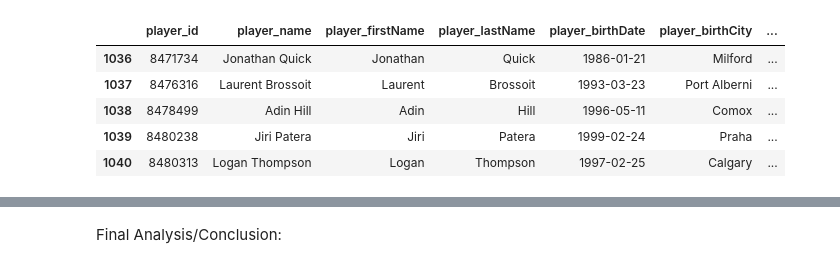
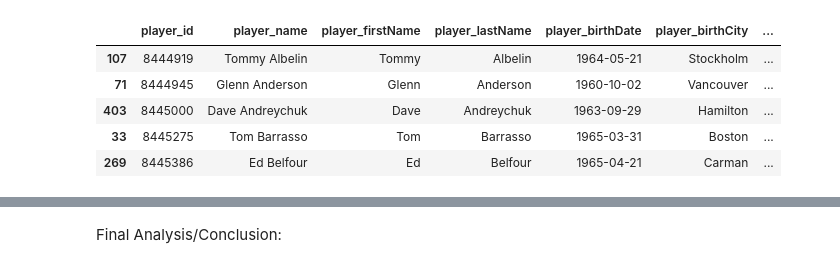
Before and after one commit to joeldemontigny/project-sports-analytics-NHL-2.0, a Jupyter notebook: project-sports-analytics-NHL_Project_3.ipynb, the cells around one changed output, grey strips where cells are left out. Cells and saved outputs as stored; diff of their text form; code cells hidden in the pictures.

```diff
--- a/project-sports-analytics-NHL_Project_3.ipynb
+++ b/project-sports-analytics-NHL_Project_3.ipynb
@@ -192,59 +107,72 @@ winning_df.tail(30)
 # %%
 
 # Player Profile - Winning Team per Season
 # Code by Ron Brennan
 
 player_info_url = "https://statsapi.web.nhl.com/api/v1/people/{}"
 player_info = []
-player_statistics = []
+player_stats = []
 
 for index, row in winning_df.iterrows():
     player_nhl_id = row["Player ID"]
+    winning_season = row["Season"]
     url = player_info_url.format(player_nhl_id)
     response = requests.get(url)
     data = response.json()
 
     for players in data["people"]:
+            player_id = players["id"]
+            person = players["fullName"]
+            player_firstName = players["firstName"]
+            player_lastName = players["lastName"]
+            player_birthDate = players["birthDate"]
+            player_birthCity = players["birthCity"]
+            player_birthCountry = players["birthCountry"]
             try:
-                player_id = players["id"]
-                person = players["fullName"]
-                player_firstName = players["firstName"]
-                player_lastName = players["lastName"]
-                player_birthDate = players["birthDate"]
-                player_birthCity = players["birthCity"]
                 player_birthStateProvince = players["birthStateProvince"]
-                player_birthCountry = players["birthCountry"]
-                player_nationality = players["nationality"]
-                player_height = players["height"]
-                player_weight = players["weight"]
+            except Exception as e:
+                player_birthStateProvince = 'N/A'
+            player_nationality = players["nationality"]
+            player_height = players["height"]
+            player_weight = players["weight"]
+            try:
                 player_shootsCatches = players["shootsCatches"]
-                player_primaryPositionCode = players["primaryPosition"]["code"]
             except Exception as e:
-                 pass
+                player_shootsCatches = 'L'
+            player_primaryPositionCode = players["primaryPosition"]["code"]
 
             player_info.append({
-                    "player_id":player_id,
-                    "player_name":person,
-                    "player_firstName":player_firstName,
-                    "player_lastName":player_lastName,
-                    "player_birthDate":player_birthDate,
-                    "player_birthCity":player_birthCity,
-                    "player_birthStateProvince":player_birthStateProvince,
-                    "player_birthCountry":player_birthCountry,
-                    "player_nationality":player_nationality,
-                    "player_height":player_height,
-                    "player_weight":player_weight,
-                    "player_shootsCatches":player_shootsCatches,
-                    "player_primaryPositionCode":player_primaryPositionCode
-                })
+                "player_id":player_id,
+                "player_name":person,
+                "player_firstName":player_firstName,
+                "player_lastName":player_lastName,
+                "player_birthDate":player_birthDate,
+                "player_birthCity":player_birthCity,
+                "player_birthCountry":player_birthCountry,
+                "player_birthStateProvince": player_birthStateProvince,
+                "player_nationality":player_nationality,
+                "player_height":player_height,
+                "player_weight":player_weight,
+                "player_shootsCatches":player_shootsCatches,
+                "player_primaryPositionCode":player_primaryPositionCode,
+                "season": int(winning_season  )
+            })
 
-player_information = pd.DataFrame(player_info)
-player_information.tail()
+player_information_df = pd.DataFrame(player_info)
+player_information_df = player_information_df.drop_duplicates(subset='player_id', keep="first")
+player_information_sorted_df = player_information_df.sort_values(by=['player_id'])
+
+goalie_df = player_information_sorted_df.loc[player_information_sorted_df['player_primaryPositionCode'] == 'G']
+
+player_information_sorted_df.drop(['season'], axis=1, inplace = True)
+player_information_sorted_df.to_csv("./schema/player_information_utf-8.csv", index=False, encoding = 'utf-8-sig')
+player_information_sorted_df.to_csv("./schema/player_information.csv", index=False)
+player_information_sorted_df.head()
 # %% [output]
 |  | player_id | player_name | player_firstName | player_lastName | player_birthDate | player_birthCity | ... |
-| 1036 | 8471734 | Jonathan Quick | Jonathan | Quick | 1986-01-21 | Milford | ... |
-| 1037 | 8476316 | Laurent Brossoit | Laurent | Brossoit | 1993-03-23 | Port Alberni | ... |
-| 1038 | 8478499 | Adin Hill | Adin | Hill | 1996-05-11 | Comox | ... |
-| 1039 | 8480238 | Jiri Patera | Jiri | Patera | 1999-02-24 | Praha | ... |
-| 1040 | 8480313 | Logan Thompson | Logan | Thompson | 1997-02-25 | Calgary | ... |
+| 107 | 8444919 | Tommy Albelin | Tommy | Albelin | 1964-05-21 | Stockholm | ... |
+| 71 | 8444945 | Glenn Anderson | Glenn | Anderson | 1960-10-02 | Vancouver | ... |
+| 403 | 8445000 | Dave Andreychuk | Dave | Andreychuk | 1963-09-29 | Hamilton | ... |
+| 33 | 8445275 | Tom Barrasso | Tom | Barrasso | 1965-03-31 | Boston | ... |
+| 269 | 8445386 | Ed Belfour | Ed | Belfour | 1965-04-21 | Carman | ... |
 # %%
```
Also changed, not shown: parts of 10 cells of this notebook, 6 other files.
